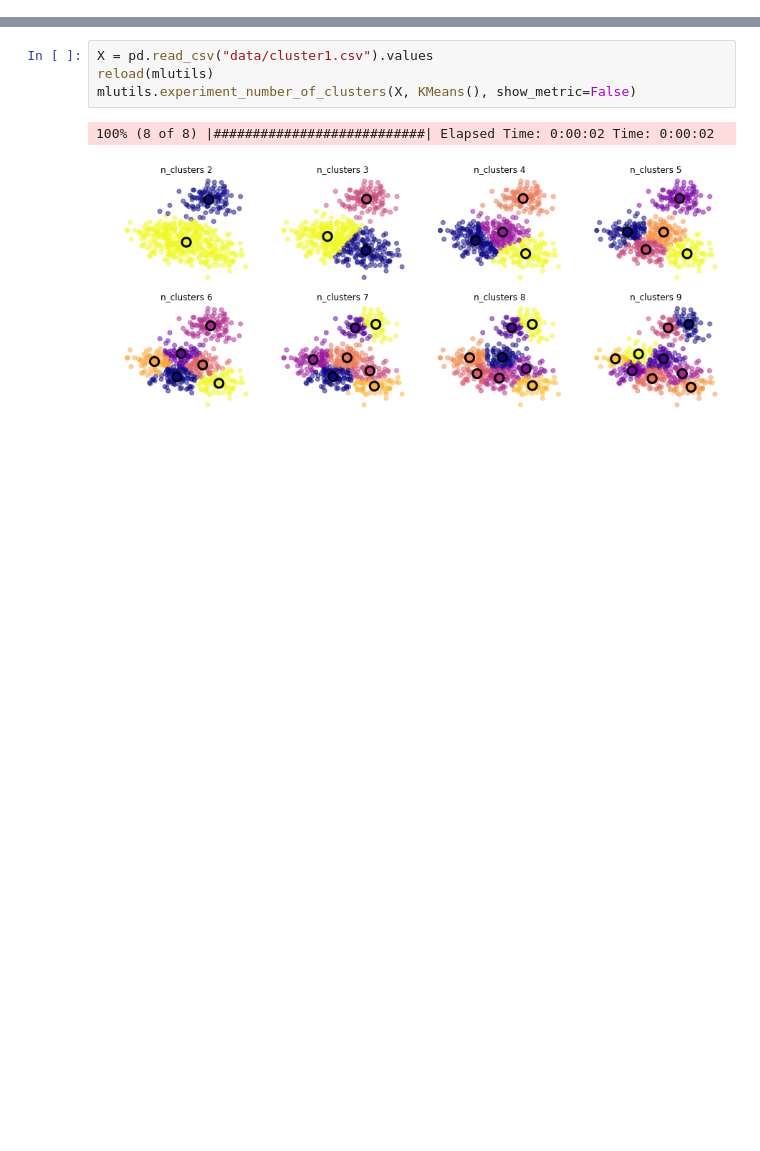
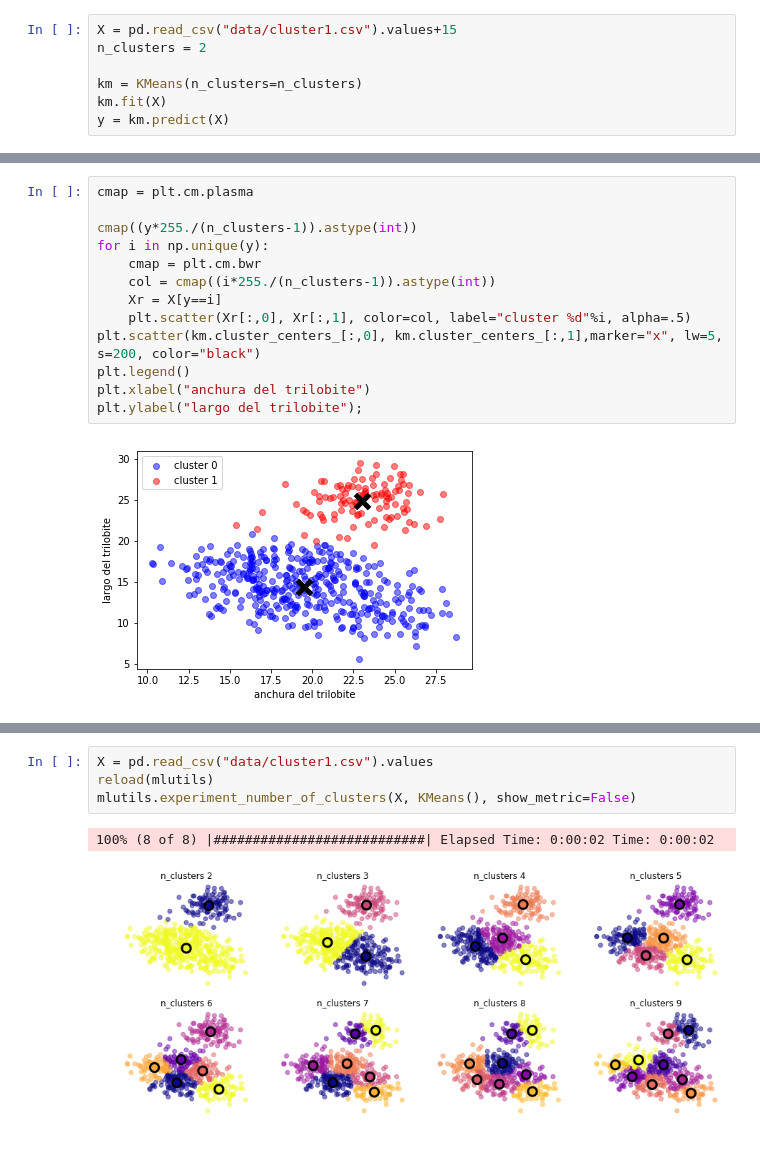
Before and after one commit to rramosp/20181.unal, a Jupyter notebook: Notes A - Clustering.ipynb, the cells around one changed output, grey strips where cells are left out. Drawn from its saved outputs; the diff is of its cells as text; blank space fills up the shorter version.

```diff
--- a/Notes A - Clustering.ipynb
+++ b/Notes A - Clustering.ipynb
@@ -23,0 +64,7 @@ plt.scatter(X[:,0], X[:,1])
+# %%
+X = pd.read_csv("data/cluster1.csv").values+15
+n_clusters = 2
+
+km = KMeans(n_clusters=n_clusters)
+km.fit(X)
+y = km.predict(X)
@@ -23,0 +102,15 @@ plt.scatter(X[:,0], X[:,1])
+# %%
+cmap = plt.cm.plasma
+
+cmap((y*255./(n_clusters-1)).astype(int))
+for i in np.unique(y):
+    cmap = plt.cm.bwr
+    col = cmap((i*255./(n_clusters-1)).astype(int))
+    Xr = X[y==i]
+    plt.scatter(Xr[:,0], Xr[:,1], color=col, label="cluster %d"%i, alpha=.5)
+plt.scatter(km.cluster_centers_[:,0], km.cluster_centers_[:,1],marker="x", lw=5, s=200, color="black")
+plt.legend()
+plt.xlabel("anchura del trilobite")
+plt.ylabel("largo del trilobite");
+# %% [output]
+[figure, added]
```
Also changed, not shown: parts of 20 cells of this notebook, 3 other files.
